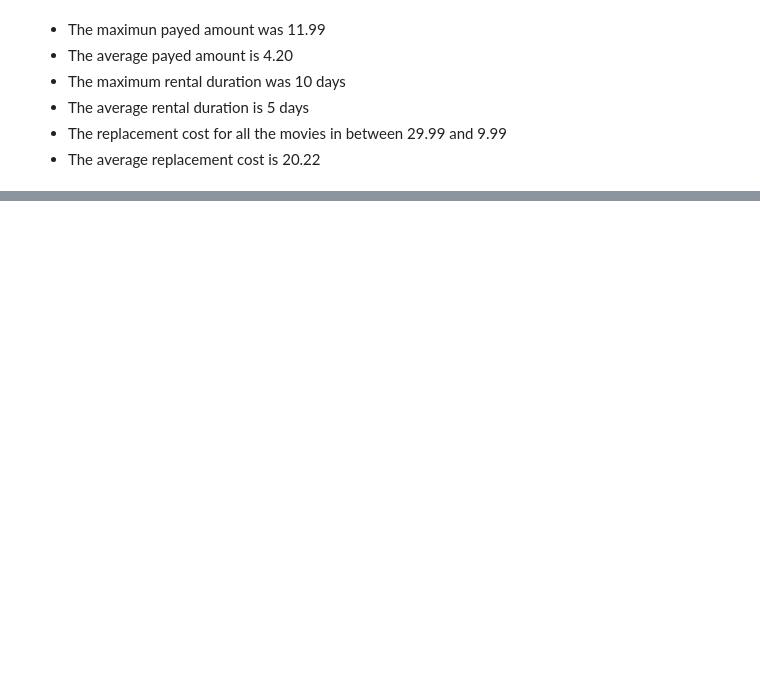
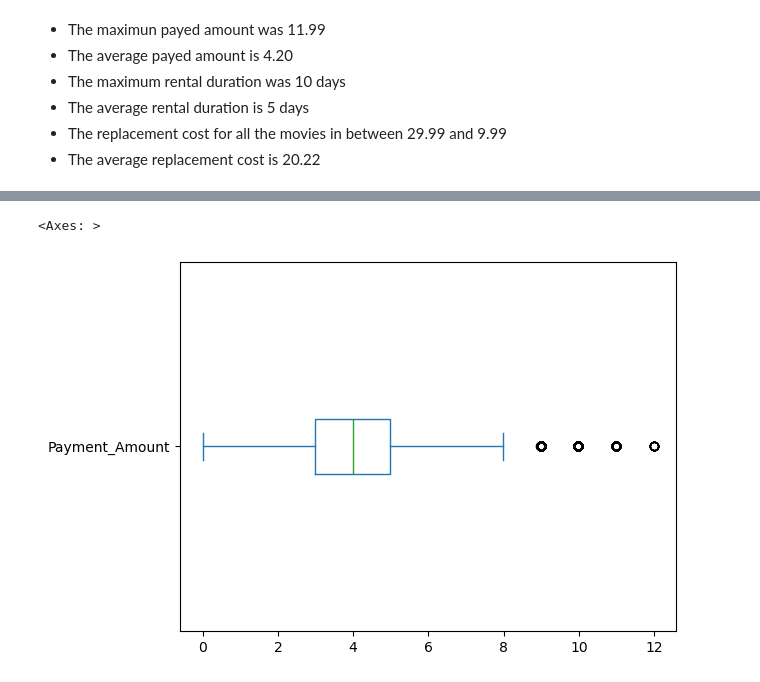
Before and after one commit to luipmesquita/Main-Project-of-Data-Analysis, a Jupyter notebook: scripts/sakila-InProgress.ipynb, the cells around one changed output, grey strips where cells are left out. Saved outputs shown, nothing was run; the diff lists cells and outputs as text; code cells hidden in the pictures; blank space fills up the shorter version.

```diff
--- a/scripts/sakila-InProgress.ipynb
+++ b/scripts/sakila-InProgress.ipynb
@@ -180 +183,6 @@ df.describe()
+# %%
+df['Payment_Amount'].plot(kind = 'box', vert = False)
+# %% [output]
+<Axes: >
+[figure, added]
 # %% [markdown]
```
Also changed, not shown: parts of 9 cells of this notebook.
